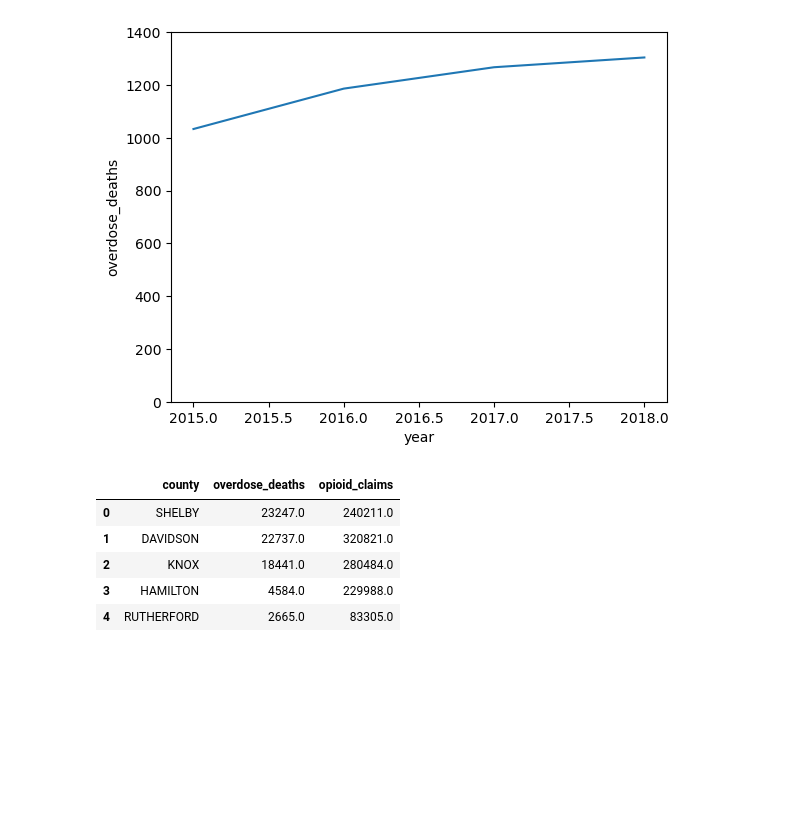
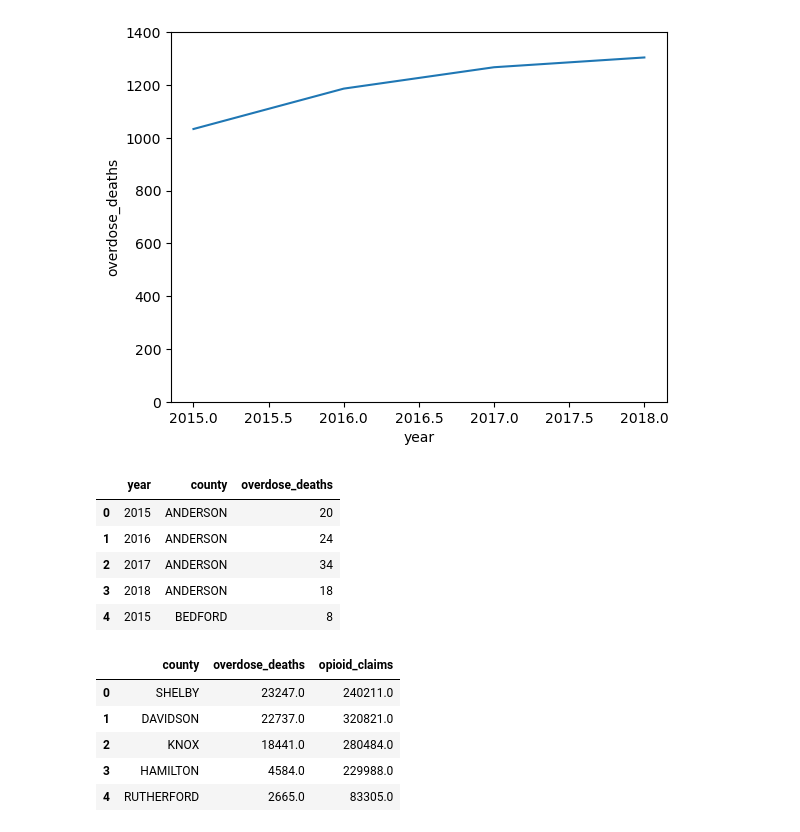
Before and after one commit to NSS-Data-Analytics-Cohort-12/prescribers-python-da12-v2-git-pushers, a Jupyter notebook: notebooks/prescribers.ipynb, the cells around one changed output. Cells and saved outputs as stored; diff of their text form; code cells hidden in the pictures; blank space fills up the shorter version.

```diff
--- a/notebooks/prescribers.ipynb
+++ b/notebooks/prescribers.ipynb
@@ -242,3 +272,16 @@ plt.ylim(0,1400)
+# %%
+with engine.connect() as connection:
+    deaths_county_year = pd.read_sql(text(query_3_2), con = connection)
+
+deaths_county_year.head()
+# opioid_prescribers.info()
+# %% [output]
+|  | year | county | overdose_deaths |
+| 0 | 2015 | ANDERSON | 20 |
+| 1 | 2016 | ANDERSON | 24 |
+| 2 | 2017 | ANDERSON | 34 |
+| 3 | 2018 | ANDERSON | 18 |
+| 4 | 2015 | BEDFORD | 8 |
 # %%
 query_4 = '''With opioid_prescriptions As (
 	Select prescriber.nppes_provider_zip5,
```
Also changed, not shown: parts of 10 cells of this notebook.
